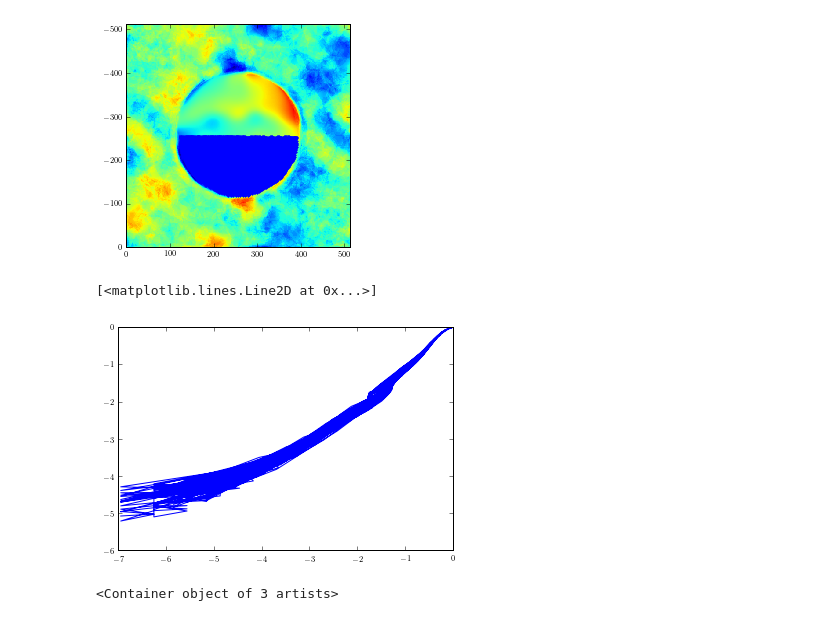
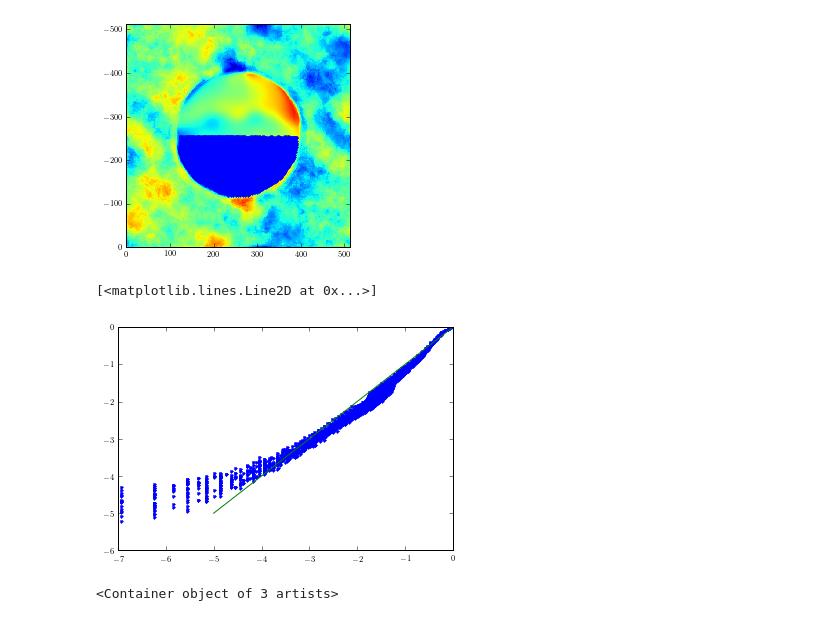
Before and after one commit to benjaminpope/pysco, a Jupyter notebook: analysis.ipynb, the cells around one changed output. Saved outputs shown, nothing was run; the diff lists cells and outputs as text; code cells hidden in the pictures.

```diff
--- a/analysis.ipynb
+++ b/analysis.ipynb
@@ -589,10 +543,11 @@ plt.axis([0,sz,0,-sz])
 visb = avg_vis[uv_samp_rev[:,1], uv_samp_rev[:,0]]
 visb /= visb.max()
 # %%
-plt.plot(np.log(b.kpi.RED/b.kpi.RED.max()),np.log(visb))
+plt.plot(np.log(b.kpi.RED/b.kpi.RED.max()),np.log(visb),'.b')
+plt.plot([-5,0],[-5,0],'-g')
 # %% [output]
 [<matplotlib.lines.Line2D at 0x...>]
-[figure, old version]
+[figure, new version]
 # %%
 from scipy.optimize import leastsq,fmin,curve_fit,brute
 from mk_test_pupil import *
```
Also changed, not shown: parts of 12 cells of this notebook, 4 other files.
